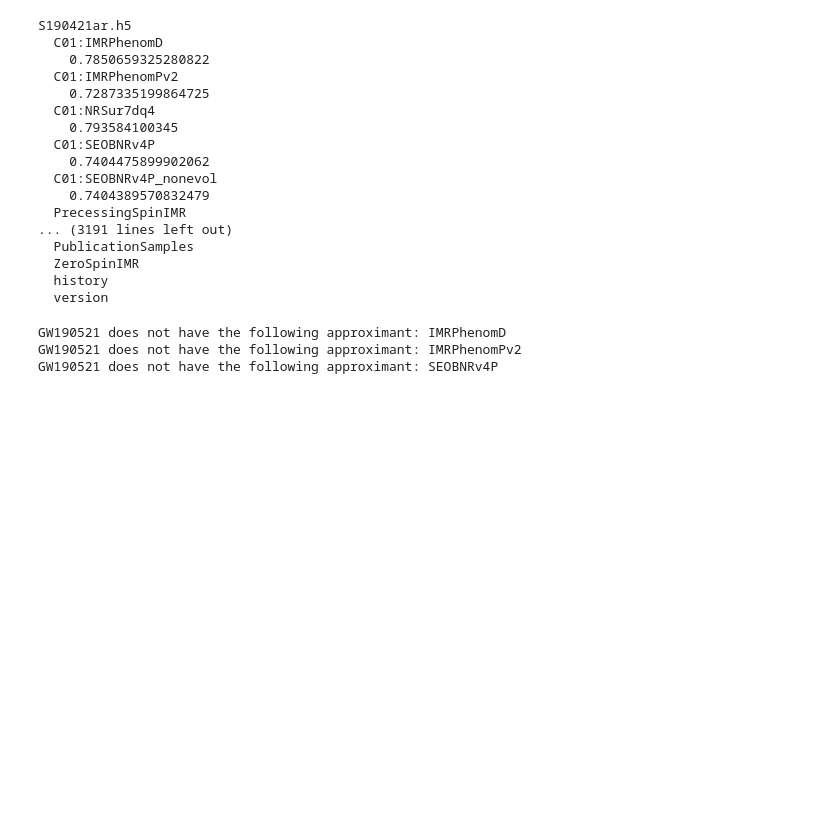
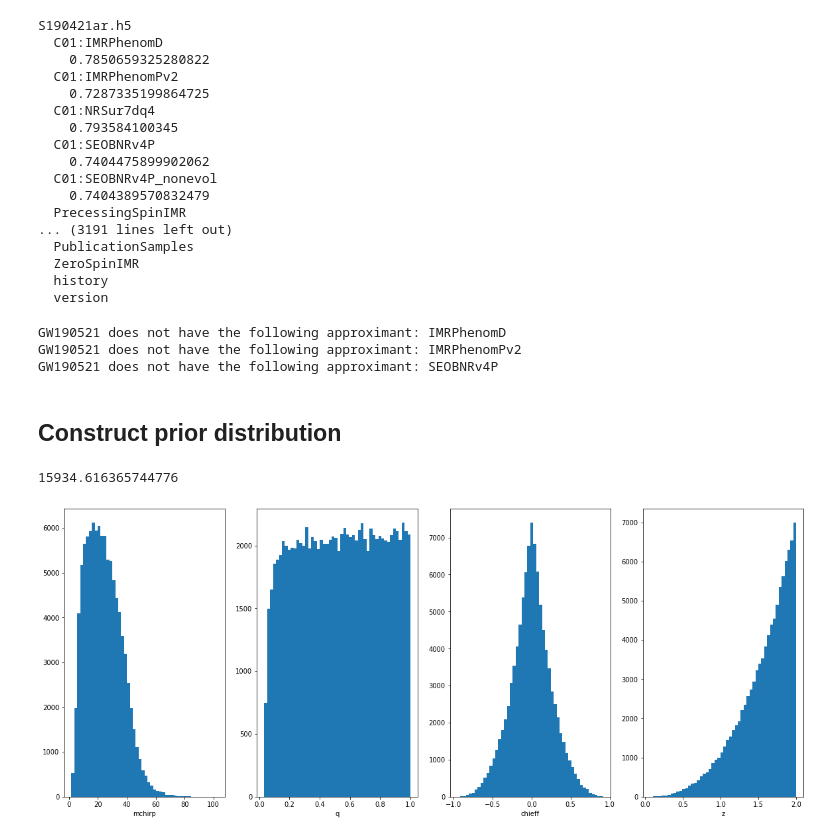
Before and after one commit to michaelzevin/model_selection, a Jupyter notebook: notebooks/process_GWTC_data.ipynb, the cells around one changed output. Drawn from its saved outputs; the diff is of its cells as text; code cells hidden in the pictures; blank space fills up the shorter version.

```diff
--- a/notebooks/process_GWTC_data.ipynb
+++ b/notebooks/process_GWTC_data.ipynb
@@ -48,8 +50,8 @@ def components_to_chieff(m1,m2,a1,a2,costilt1,costilt2):
     return (m1*a1*costilt1 + m2*a2*costilt2) / (m1+m2)
 
 # create interpolant for determining redshifts from luminosity distances
-dL_max = 10000 # Mpc
-dL_vals = np.linspace(0.0001, dL_max, 5000)
+dL_max = 20000 # Mpc
+dL_vals = np.linspace(0.0001, dL_max, 10000)
 redshift_vals = np.asarray([z_at_value(cosmo.luminosity_distance, dL*u.Mpc) for dL in dL_vals])
 z_from_dL = interp1d(dL_vals, redshift_vals)
 
@@ -177,3 +179,44 @@ for gw_file in tqdm(os.listdir(GWTC2_path)):
 GW190521 does not have the following approximant: IMRPhenomD
 GW190521 does not have the following approximant: IMRPhenomPv2
 GW190521 does not have the following approximant: SEOBNRv4P
+# %% [markdown]
+## Construct prior distribution
+# %%
+cosmo.luminosity_distance(2).value
+# %% [output]
+15934.616365744776
+# %%
+def draw_from_prior(N, Mmax=150, dLmax=cosmo.luminosity_distance(2).value):
+    dL = dLmax * np.random.power(3, size=N)
+    m1_det = np.random.uniform(low=5, high=Mmax, size=N)
+    m2_det = np.random.uniform(low=5, high=Mmax, size=N)
+    mc_det = m1m2_to_mchirp(m1_det,m2_det)
+    a1 = np.random.uniform(low=0, high=1, size=N)
+    a2 = np.random.uniform(low=0, high=1, size=N)
+    costilt1 = np.random.uniform(low=-1, high=1, size=N)
+    costilt2 = np.random.uniform(low=-1, high=1, size=N)
+
+    # get redshifts from luminosity distances
+    z = dL_to_redshift(dL)
+
+    # get source-frame masses and chirp mass
+    m1_src = m1_det / (1+z)
+    m2_src = m2_det / (1+z)
+    mc_src = m1m2_to_mchirp(m1_src,m2_src)
+
+    # get q and chieff
+    q = m1m2_to_q(m1_src, m2_src)
+    chieff = components_to_chieff(m1_src,m2_src,a1,a2,costilt1,costilt2)
+
+    prior = pd.DataFrame(np.asarray([mc_src, q, chieff, z]).T, columns=['mchirp', 'q', 'chieff', 'z'])
+
+    return prior
+# %%
+df = draw_from_prior(100000)
+# %%
+fig, axs = plt.subplots(1,4, figsize=(20,8))
+for param, ax in zip(['mchirp','q','chieff','z'], axs):
+    _ = ax.hist(df[param], bins=50)
+    ax.set_xlabel(param)
+# %% [output]
+[figure, added]
```
Also changed, not shown: parts of 2 cells of this notebook, 4 other files.
